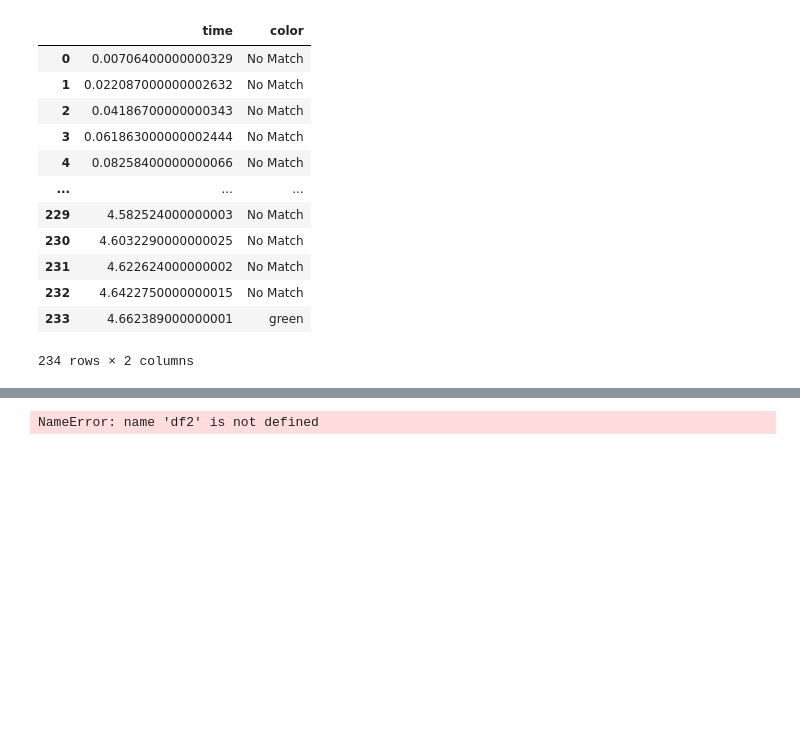
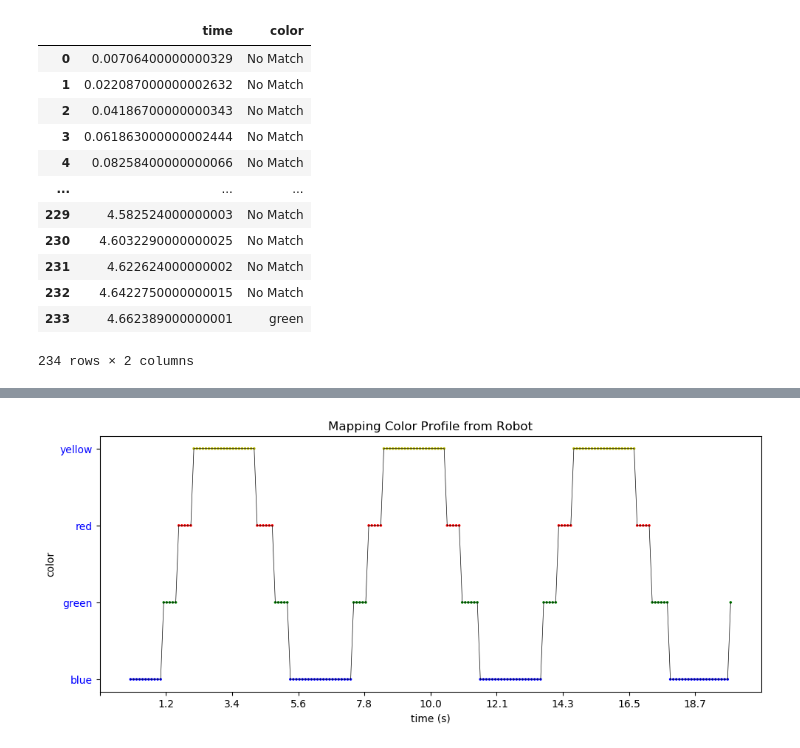
Before and after one commit to aesatchien/FRC2429_2020, a Jupyter notebook: notebooks/color_plot.ipynb, the cells around one changed output, grey strips where cells are left out. Saved outputs shown, nothing was run; the diff lists cells and outputs as text; code cells hidden in the pictures; blank space fills up the shorter version.

```diff
--- a/notebooks/color_plot.ipynb
+++ b/notebooks/color_plot.ipynb
@@ -184,4 +112,12 @@ ConnectionInfo(remote_id='Robot', remote_ip='roboRIO-2429-FRC.local', remote_por
-# %%
-df2
-# %% [output]
-NameError: name 'df2' is not defined
+# %%
+# fixing the plots - playing around a bit
+import math
+colors = ['blue', 'green', 'red', 'yellow']
+data_time = np.array([i/10 for i in range(200)])
+data_color = np.array([colors[int(4*math.sin(i/20)**2)] for i in range(200)])
+data = np.column_stack((data_time,data_color))
+df = pd.DataFrame(data, columns =['time','color'])
+# %%
+plot_df2(df)
+# %% [output]
+[figure, added]
```
Also changed, not shown: parts of 4 cells of this notebook, 4 other files.
